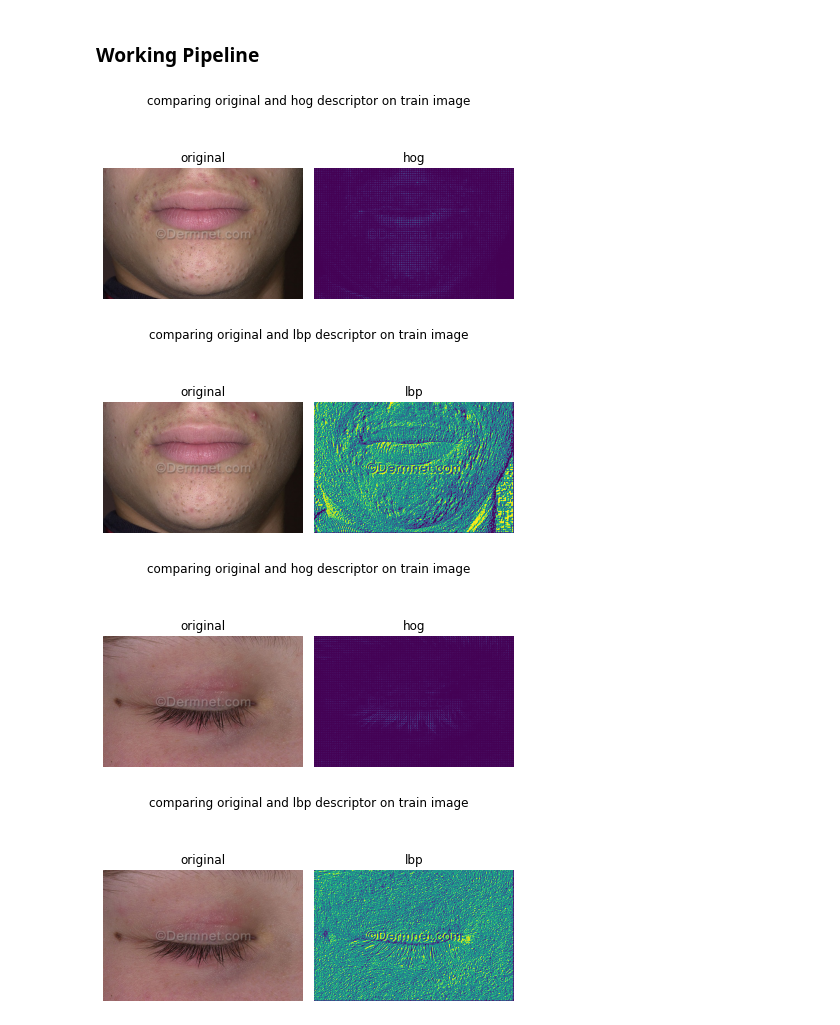
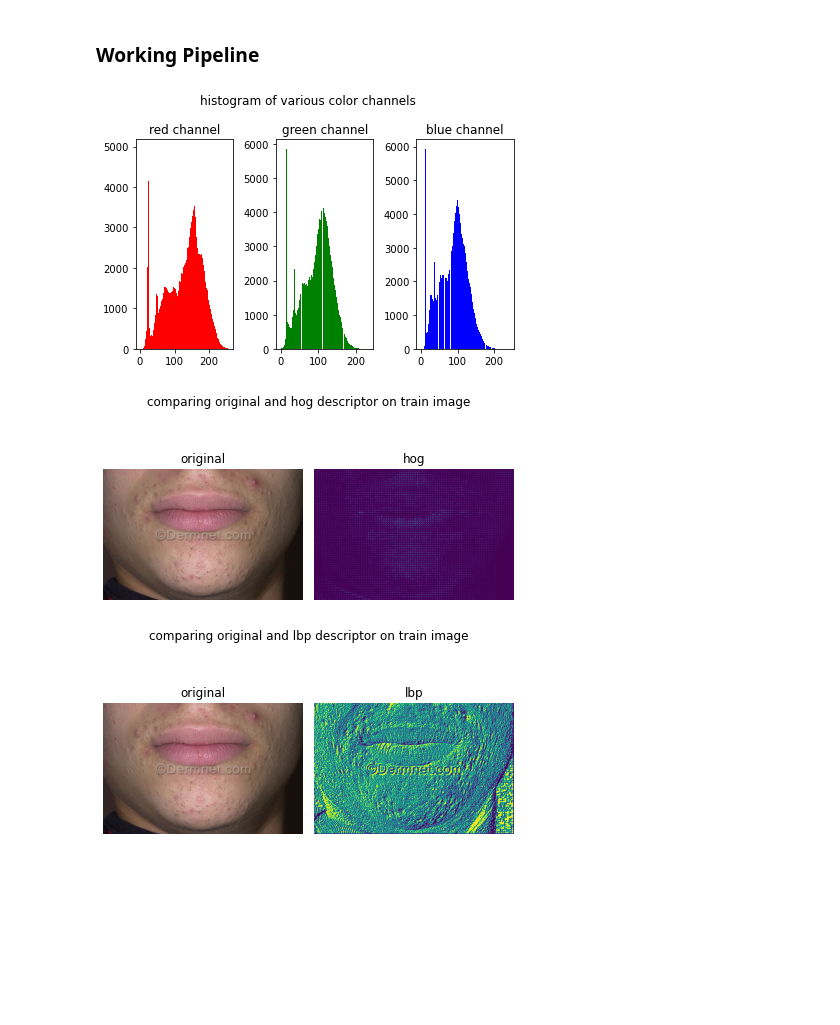
Before and after one commit to rjarman/feature-extraction-classification, a Jupyter notebook: main.ipynb, the cells around one changed output. Saved outputs shown, nothing was run; the diff lists cells and outputs as text; code cells hidden in the pictures; blank space fills up the shorter version.

Commit message:
fix: show_hist func's separate graph

```diff
--- a/main.ipynb
+++ b/main.ipynb
@@ -69,24 +69,26 @@ def show_img(img, title='Image', cmap_type = None):
     plt.title(title)
     plt.axis('off')
     plt.show()
-def show_hist(img, color='all', bins=256):
-    def show(arr, title):
-        plt.hist(arr, bins=bins)
+def show_hist(img, color='all', bins=256, suptitle='histogram of various color channels'):
+    def show(arr, title, color):
+        plt.hist(arr, bins=bins, color=color)
         plt.title(title)
-        plt.show()
     if color == 'all':
-        plt.subplot(2, 2, 1)
-        show(img_red(img).flatten(), 'red channel')
-        plt.subplot(2, 2, 2)
-        show(img_green(img).flatten(), 'green channel')
-        plt.subplot(2, 2, 3)
-        show(img_blue(img).flatten(), 'blue channel')
+        plt.subplot(1, 3, 1)
+        show(img_red(img).flatten(), 'red channel', 'red')
+        plt.subplot(1, 3, 2)
+        show(img_green(img).flatten(), 'green channel', 'green')
+        plt.subplot(1, 3, 3)
+        show(img_blue(img).flatten(), 'blue channel', 'blue')
     if color == 'r':
-        show(img_red(img).flatten(), 'red channel')
+        show(img_red(img).flatten(), 'red channel', 'red')
     if color == 'g':
-        show(img_green(img).flatten(), 'green channel')
+        show(img_green(img).flatten(), 'green channel', 'green')
     if color == 'b':
-        show(img_blue(img).flatten(), 'blue channel')
+        show(img_blue(img).flatten(), 'blue channel', 'blue')
+    plt.suptitle(suptitle)
+    plt.tight_layout()
+    plt.show()
 def compare_img(original, img2, scnd_img_title, suptitle='comparing original and other image', cmap=None):
     plt.subplot(1, 2, 1)
     plt.imshow(original, cmap=cmap)
@@ -129,15 +131,15 @@ lbp_f = lambda img: local_binary_pattern(rgb2gray(img), P=config['lbp']['P'], R=
 ### Working Pipeline
 # %%
 for img in load_img():
+    show_hist(img)
     compare_img(img, hog_f(img)[1], 'hog', 'comparing original and hog descriptor on train image')
     compare_img(img, lbp_f(img), 'lbp', 'comparing original and lbp descriptor on train image')
     break
-for img in load_img('test'):
-    compare_img(img, hog_f(img)[1], 'hog', 'comparing original and hog descriptor on train image')
-    compare_img(img, lbp_f(img), 'lbp', 'comparing original and lbp descriptor on train image')
-    break
+# for img in load_img('test'):
+#     compare_img(img, hog_f(img)[1], 'hog', 'comparing original and hog descriptor on train image')
+#     compare_img(img, lbp_f(img), 'lbp', 'comparing original and lbp descriptor on train image')
+#     break
 # %% [output]
-[figure, old version]
+[figure, new version]
-[figure, old version]
+[figure, new version]
-[figure, old version]
+[figure, new version]
-[figure, removed]
```
